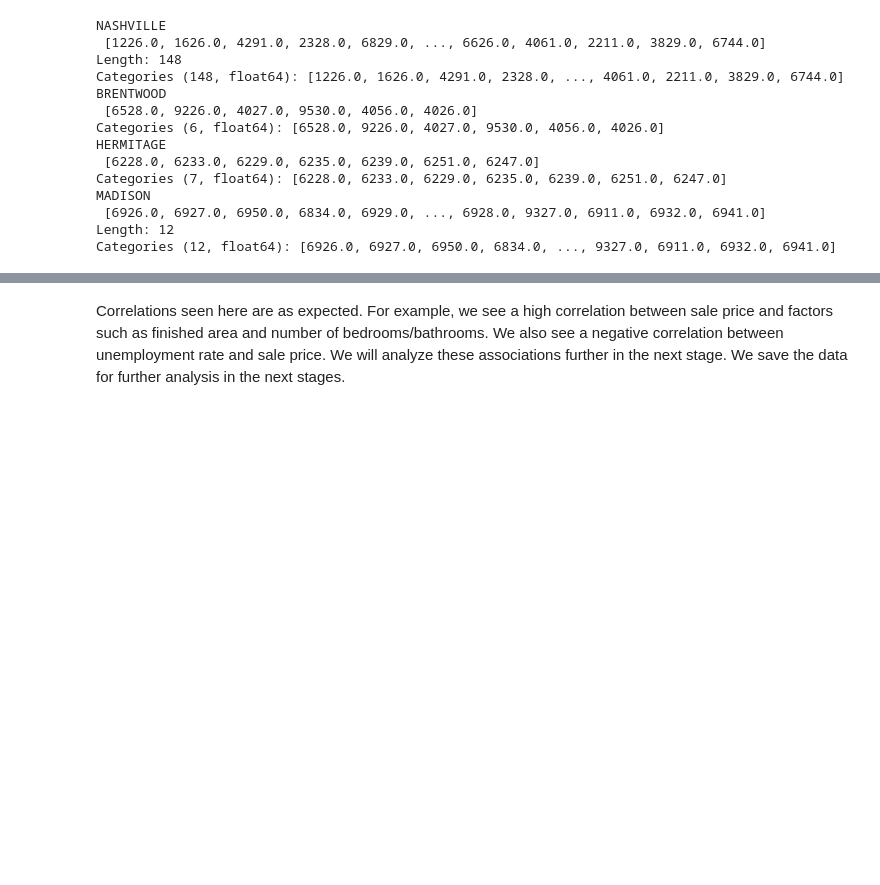
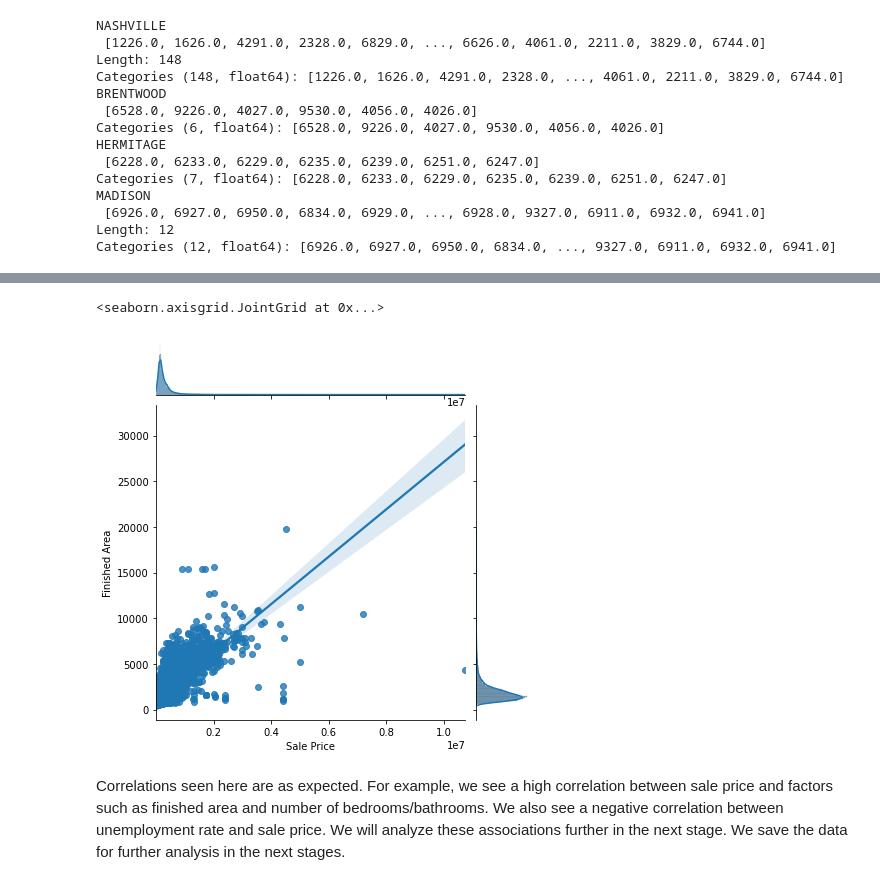
Before and after one commit to alalipour/Nashville-Housing-Prices, a Jupyter notebook: EDA(Nashville-Housing-Prices).ipynb, the cells around one changed output, grey strips where cells are left out. Saved outputs shown, nothing was run; the diff lists cells and outputs as text; code cells hidden in the pictures; blank space fills up the shorter version.

```diff
--- a/EDA(Nashville-Housing-Prices).ipynb
+++ b/EDA(Nashville-Housing-Prices).ipynb
@@ -539,2 +540,7 @@ sns.heatmap(df[['Sale Price', 'Acreage',
+# %%
+sns.jointplot(x='Sale Price', y='Finished Area', data=df, kind="reg")
+# %% [output]
+<seaborn.axisgrid.JointGrid at 0x...>
+[figure, added]
 # %% [markdown]
 Correlations seen here are as expected. For example, we see a high correlation between sale price and factors such as finished area and number of bedrooms/bathrooms. We also see a negative correlation between unemployment rate and sale price. We will analyze these associations further in the next stage. We save the data for further analysis in the next stages.
```
Also changed, not shown: parts of 4 cells of this notebook.
